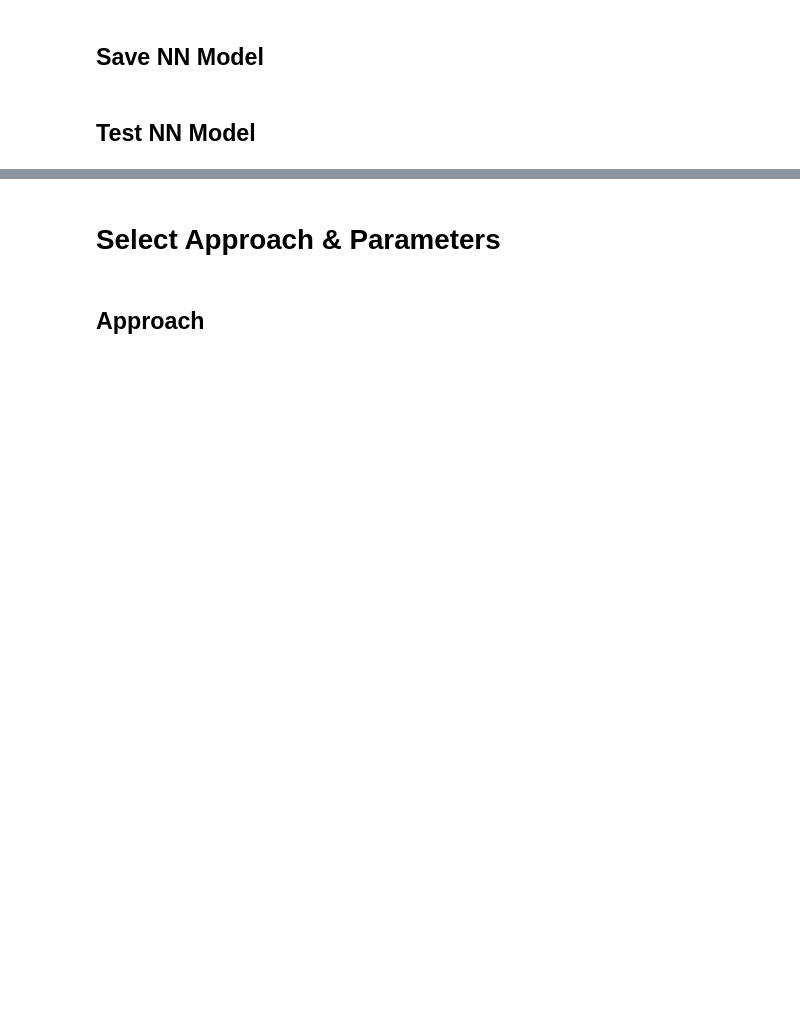
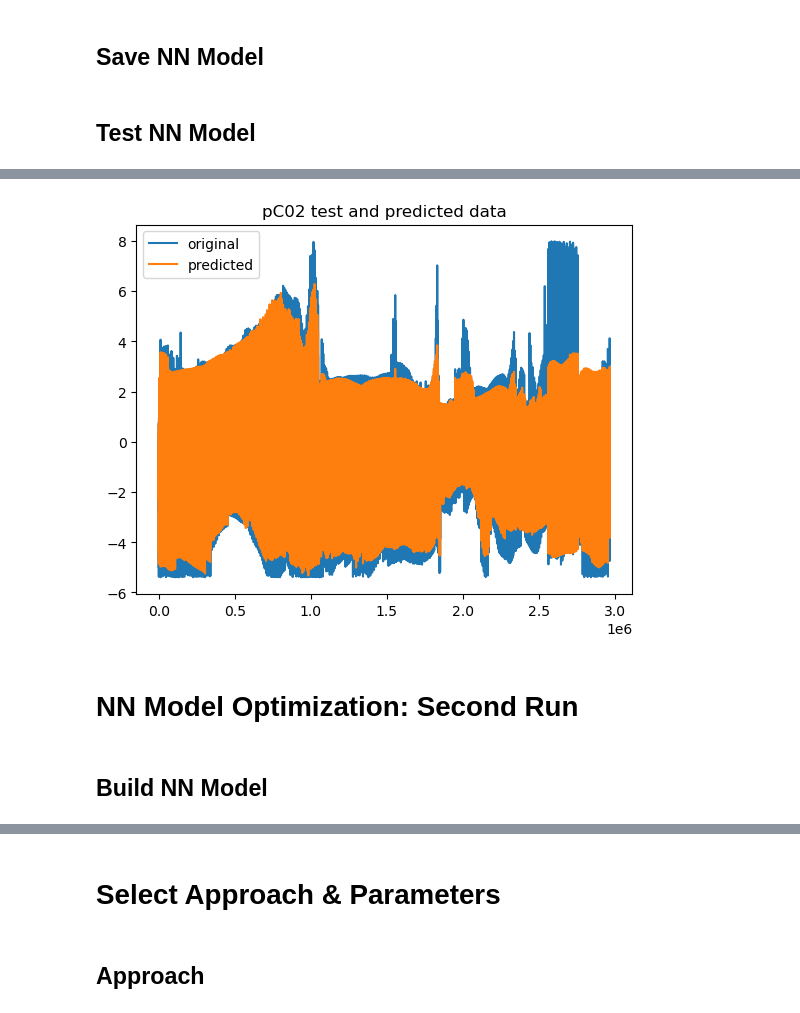
Before and after one commit to juliasimpson97/MLEE-final-project, a Jupyter notebook: models/NN_global.ipynb, the cells around one changed output, grey strips where cells are left out. Cells and saved outputs as stored; diff of their text form; code cells hidden in the pictures; blank space fills up the shorter version.

```diff
--- a/models/NN_global.ipynb
+++ b/models/NN_global.ipynb
@@ -243,8 +234,8 @@ NN_model_nprelim.save(os.path.join(global_model_path,'NN_model_nprelim_1.h5'))
 # %% [markdown]
 ## Test NN Model
 # %%
-NN_model_nprelim = load_model(os.path.join(global_model_path,'NN_model_nprelim_1.h5'))
+NN_model1_loaded = load_model(os.path.join(global_model_path,'NN_model1.h5'))
 # %%
-y_pred_nprelim = NN_model_nprelim.predict(X_test)
-mse = mean_squared_error(y_test, y_pred_nprelim_rerun)
+y_pred1 = NN_model1_loaded.predict(X_test_df_norm)
+mse = mean_squared_error(y_test_df_norm, y_pred1)
 print("MSE: %.2f" % mse)
@@ -251,7 +245,13 @@ print("MSE: %.2f" % mse)
 # %%
-x_ax = range(len(y_test))
-plt.plot(x_ax, y_test, label="original")
-plt.plot(x_ax, y_pred_nprelim, label="predicted")
+x_ax = range(len(y_test_df_norm))
+plt.plot(x_ax, y_test_df_norm, label="original")
+plt.plot(x_ax, y_pred1, label="predicted")
 plt.title("pC02 test and predicted data")
 plt.legend()
 plt.show()
+# %% [output]
+[figure, added]
+# %% [markdown]
+# NN Model Optimization: Second Run
+# %% [markdown]
+## Build NN Model
```
Also changed, not shown: parts of 38 cells of this notebook.
